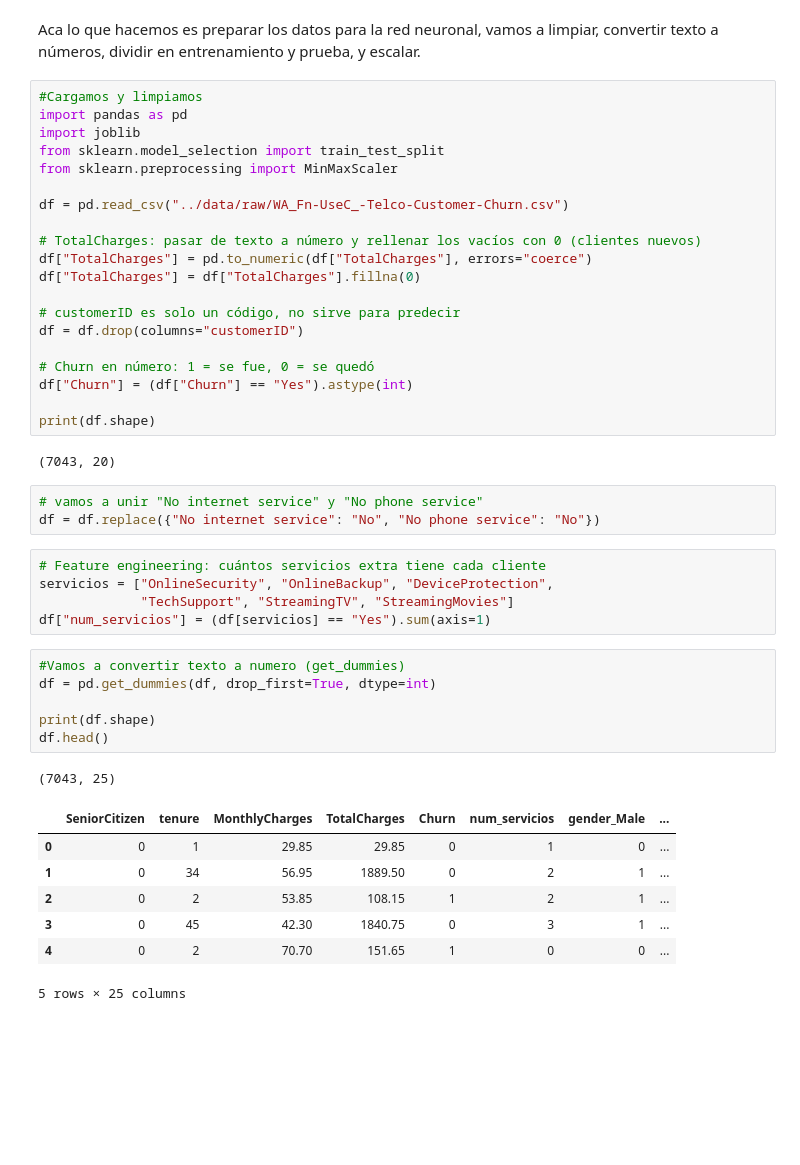
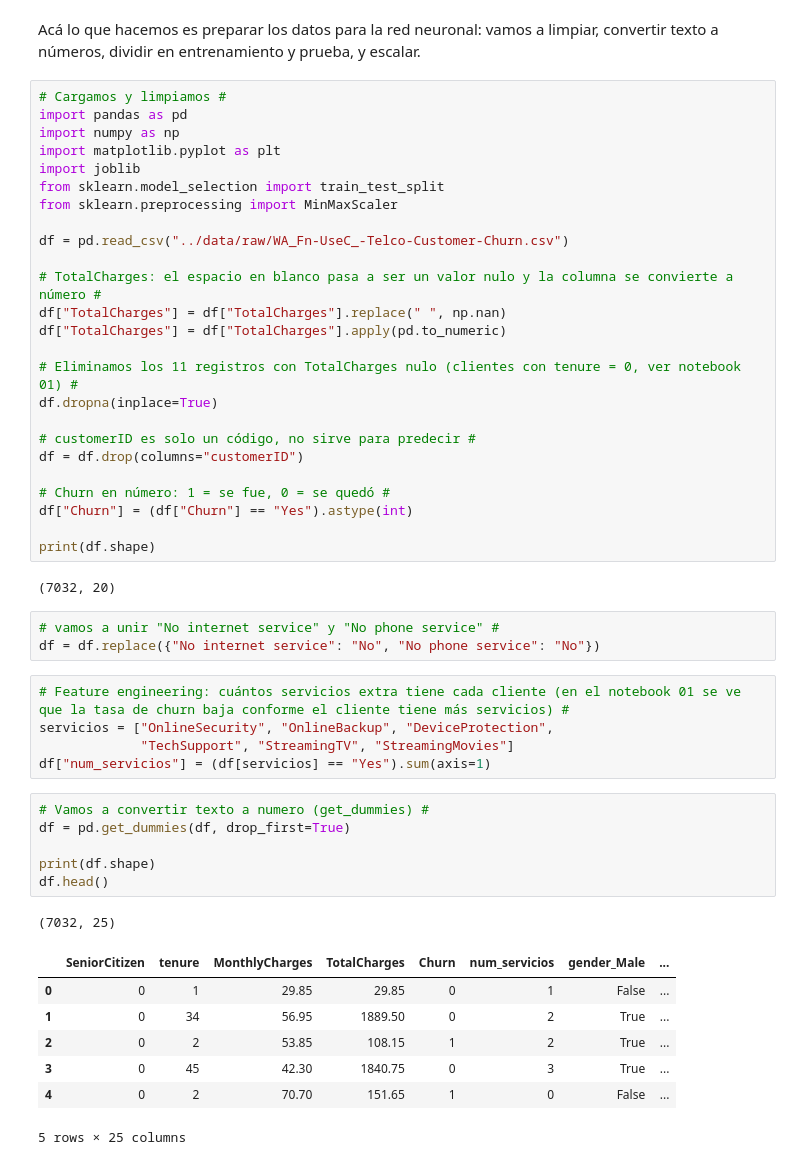
Before and after one commit to jeriel169017-a11y/ProyectoAI-1, a Jupyter notebook: notebooks/02_Preprocesamiento.ipynb, the cells around one changed output. Cells and saved outputs as stored; diff of their text form; blank space fills up the shorter version.

```diff
--- a/notebooks/02_Preprocesamiento.ipynb
+++ b/notebooks/02_Preprocesamiento.ipynb
@@ -1,47 +1,52 @@
 # %% [markdown]
-Aca lo que hacemos es preparar los datos para la red neuronal, vamos a limpiar, convertir texto a números, dividir en entrenamiento y prueba, y escalar.
+Acá lo que hacemos es preparar los datos para la red neuronal: vamos a limpiar, convertir texto a números, dividir en entrenamiento y prueba, y escalar.
 # %%
-#Cargamos y limpiamos
+# Cargamos y limpiamos #
 import pandas as pd
+import numpy as np
+import matplotlib.pyplot as plt
 import joblib
 from sklearn.model_selection import train_test_split
 from sklearn.preprocessing import MinMaxScaler
 
 df = pd.read_csv("../data/raw/WA_Fn-UseC_-Telco-Customer-Churn.csv")
 
-# TotalCharges: pasar de texto a número y rellenar los vacíos con 0 (clientes nuevos)
-df["TotalCharges"] = pd.to_numeric(df["TotalCharges"], errors="coerce")
-df["TotalCharges"] = df["TotalCharges"].fillna(0)
+# TotalCharges: el espacio en blanco pasa a ser un valor nulo y la columna se convierte a número #
+df["TotalCharges"] = df["TotalCharges"].replace(" ", np.nan)
+df["TotalCharges"] = df["TotalCharges"].apply(pd.to_numeric)
 
-# customerID es solo un código, no sirve para predecir
+# Eliminamos los 11 registros con TotalCharges nulo (clientes con tenure = 0, ver notebook 01) #
+df.dropna(inplace=True)
+
+# customerID es solo un código, no sirve para predecir #
 df = df.drop(columns="customerID")
 
-# Churn en número: 1 = se fue, 0 = se quedó
+# Churn en número: 1 = se fue, 0 = se quedó #
 df["Churn"] = (df["Churn"] == "Yes").astype(int)
 
 print(df.shape)
 # %% [output]
-(7043, 20)
+(7032, 20)
 # %%
-# vamos a unir "No internet service" y "No phone service"
+# vamos a unir "No internet service" y "No phone service" #
 df = df.replace({"No internet service": "No", "No phone service": "No"})
 # %%
-# Feature engineering: cuántos servicios extra tiene cada cliente
+# Feature engineering: cuántos servicios extra tiene cada cliente (en el notebook 01 se ve que la tasa de churn baja conforme el cliente tiene más servicios) #
 servicios = ["OnlineSecurity", "OnlineBackup", "DeviceProtection",
              "TechSupport", "StreamingTV", "StreamingMovies"]
 df["num_servicios"] = (df[servicios] == "Yes").sum(axis=1)
 # %%
-#Vamos a convertir texto a numero (get_dummies)
-df = pd.get_dummies(df, drop_first=True, dtype=int)
+# Vamos a convertir texto a numero (get_dummies) #
+df = pd.get_dummies(df, drop_first=True)
 
 print(df.shape)
 df.head()
 # %% [output]
-(7043, 25)
+(7032, 25)
 |  | SeniorCitizen | tenure | MonthlyCharges | TotalCharges | Churn | num_servicios | gender_Male | ... |
-| 0 | 0 | 1 | 29.85 | 29.85 | 0 | 1 | 0 | ... |
-| 1 | 0 | 34 | 56.95 | 1889.50 | 0 | 2 | 1 | ... |
-| 2 | 0 | 2 | 53.85 | 108.15 | 1 | 2 | 1 | ... |
-| 3 | 0 | 45 | 42.30 | 1840.75 | 0 | 3 | 1 | ... |
-| 4 | 0 | 2 | 70.70 | 151.65 | 1 | 0 | 0 | ... |
+| 0 | 0 | 1 | 29.85 | 29.85 | 0 | 1 | False | ... |
+| 1 | 0 | 34 | 56.95 | 1889.50 | 0 | 2 | True | ... |
+| 2 | 0 | 2 | 53.85 | 108.15 | 1 | 2 | True | ... |
+| 3 | 0 | 45 | 42.30 | 1840.75 | 0 | 3 | True | ... |
+| 4 | 0 | 2 | 70.70 | 151.65 | 1 | 0 | False | ... |
 5 rows × 25 columns
```
Also changed, not shown: parts of 8 cells of this notebook, 8 other files.
